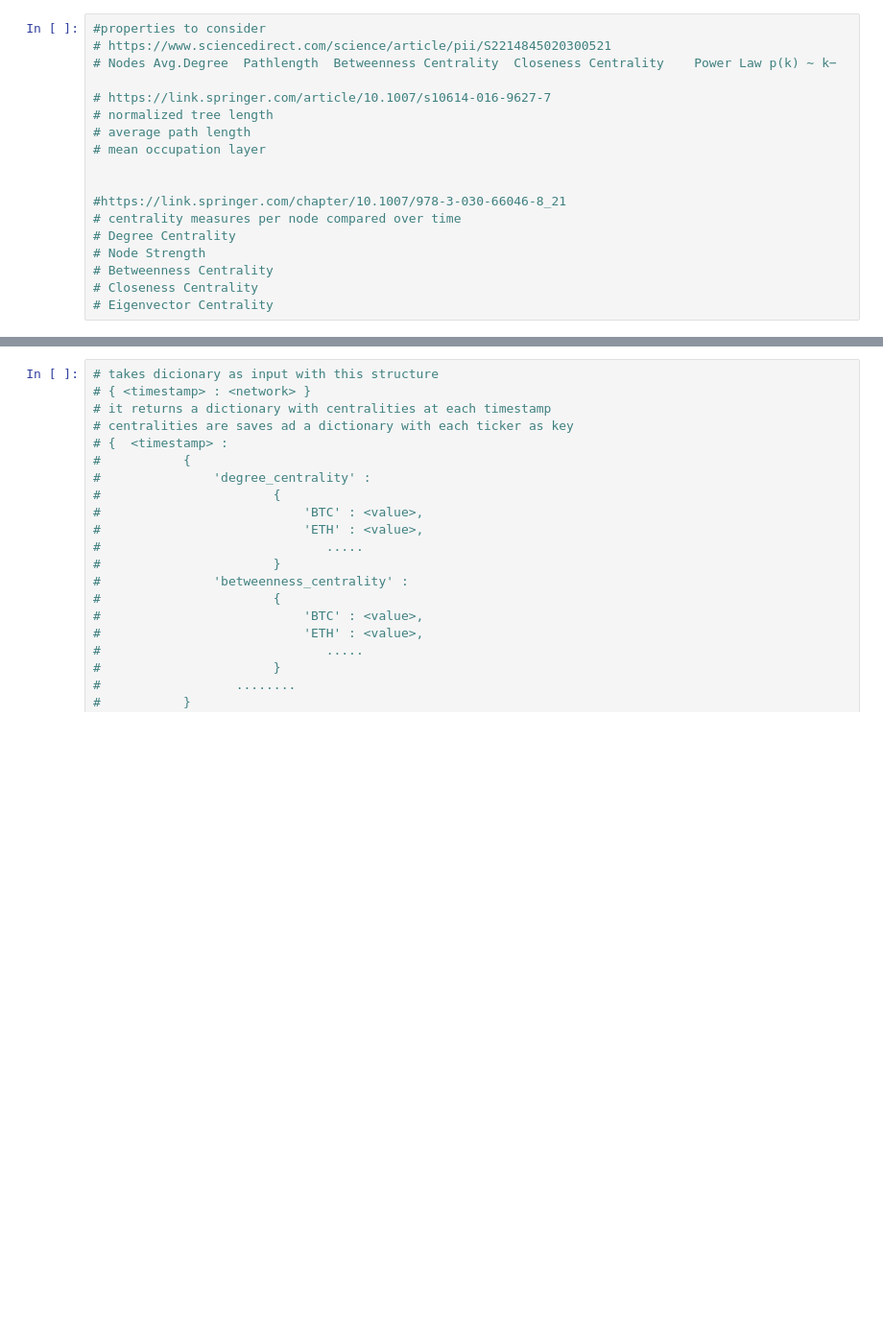
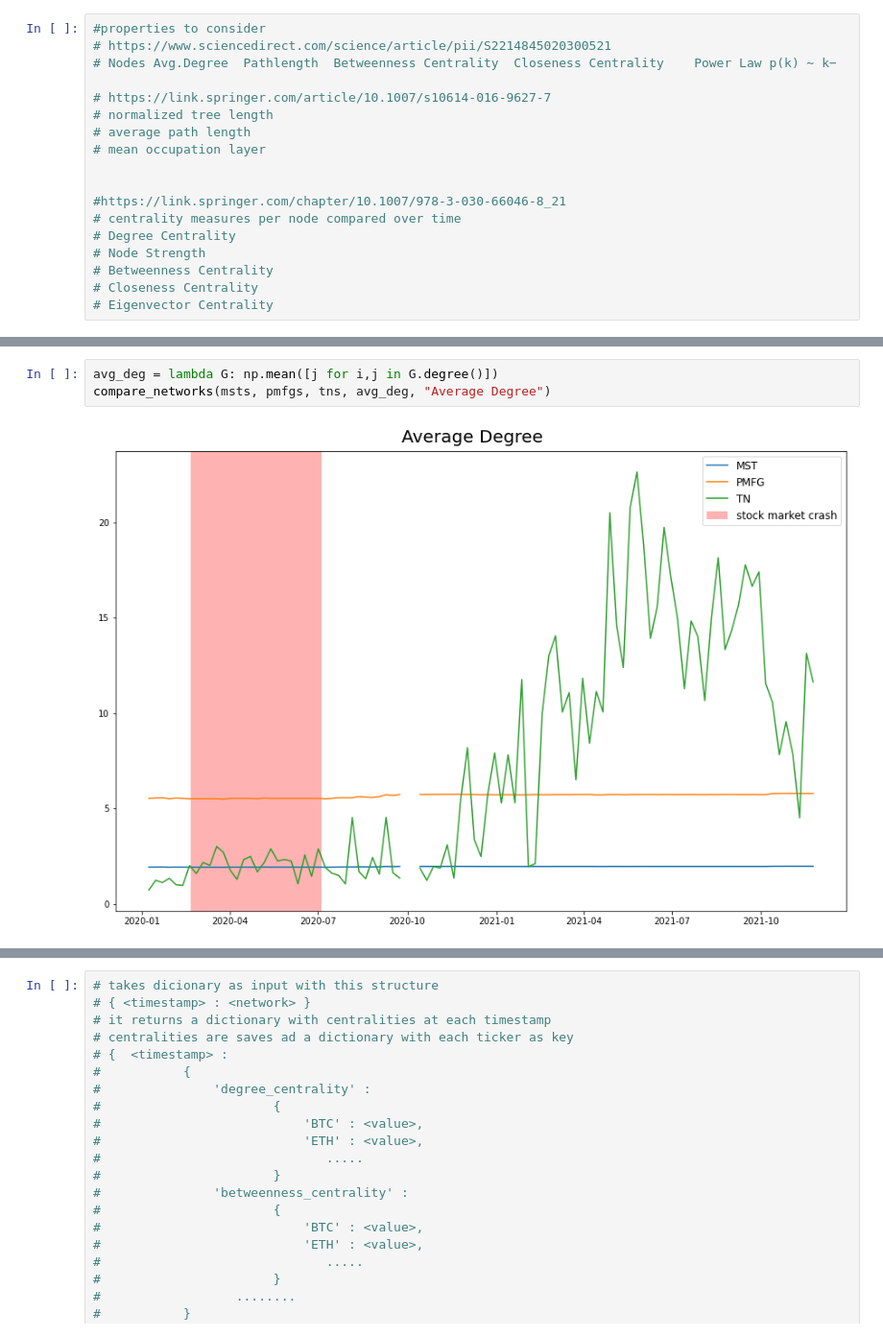
Before and after one commit to marcodipanfilo/network_science_project, a Jupyter notebook: 4-network-properties.ipynb, the cells around one changed output, grey strips where cells are left out. Shown at 96% size. Saved outputs shown, nothing was run; the diff lists cells and outputs as text; blank space fills up the shorter version.

```diff
--- a/4-network-properties.ipynb
+++ b/4-network-properties.ipynb
@@ -111,0 +144,5 @@ def get_network_properties(network_dict):
+# %%
+avg_deg = lambda G: np.mean([j for i,j in G.degree()])
+compare_networks(msts, pmfgs, tns, avg_deg, "Average Degree")
+# %% [output]
+[figure, added]
```
Also changed, not shown: parts of 45 cells of this notebook, 1 other file.
